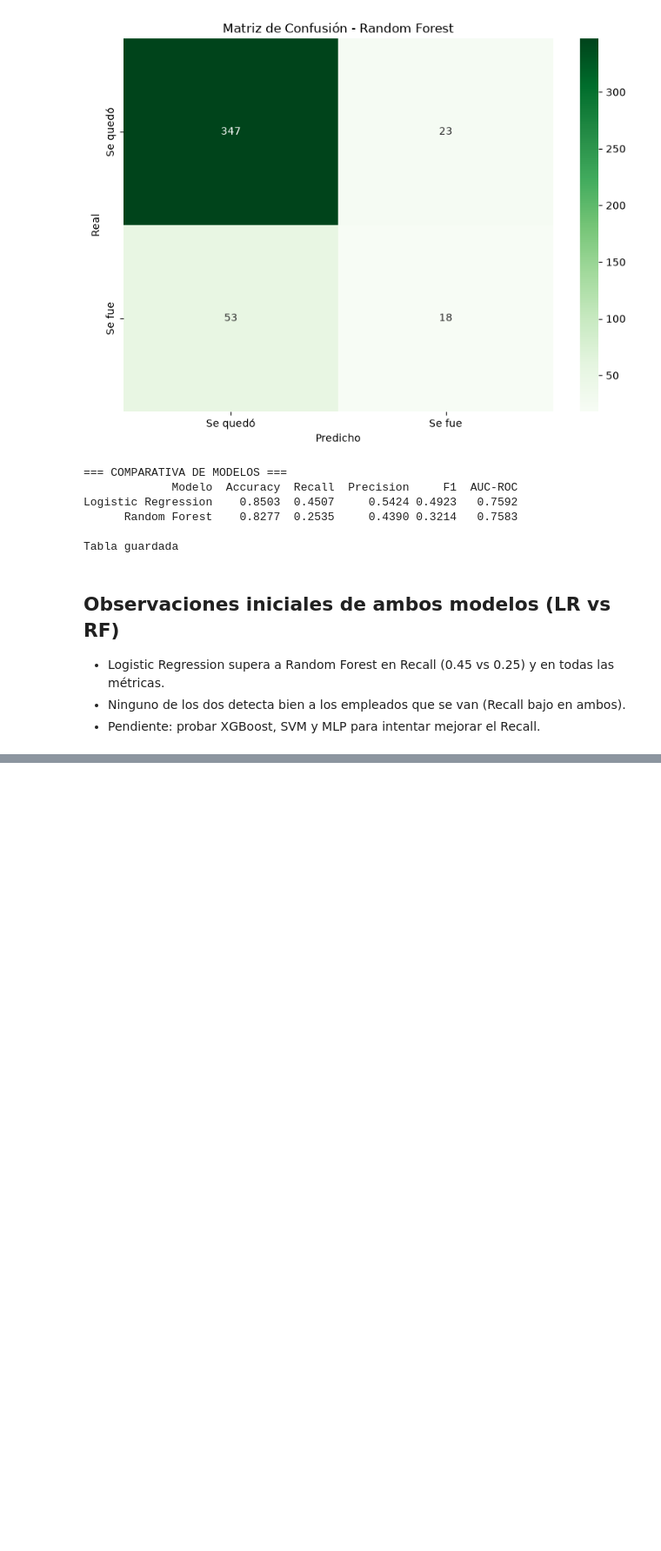
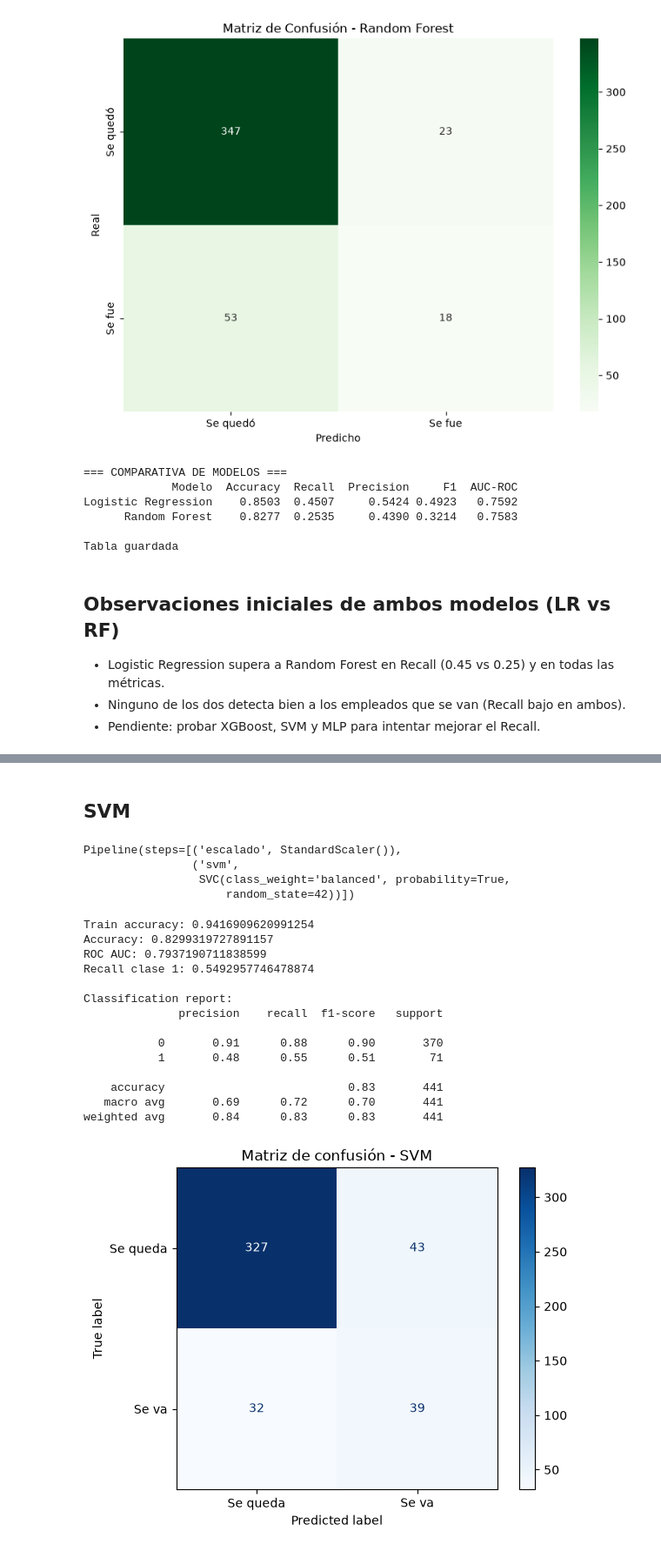
Before and after one commit to MarioFernandezH/TFM-Employee-Attrition, a Jupyter notebook: notebooks/04_models_comparison.ipynb, the cells around one changed output, grey strips where cells are left out. Shown at 87% size. Drawn from its saved outputs; the diff is of its cells as text; code cells hidden in the pictures; blank space fills up the shorter version.

```diff
--- a/notebooks/04_models_comparison.ipynb
+++ b/notebooks/04_models_comparison.ipynb
@@ -344,0 +581,79 @@ Tabla guardada
+# %% [markdown]
+## SVM
+# %%
+# --- SVM ---
+# Baseline
+
+from sklearn.svm import SVC
+from sklearn.preprocessing import StandardScaler
+from sklearn.pipeline import Pipeline
+from sklearn.metrics import (
+accuracy_score,
+roc_auc_score,
+classification_report,
+confusion_matrix,
+ConfusionMatrixDisplay,
+recall_score
+)
+
+
+# --- Pipeline: escalado + SVM ---
+pipe_svm = Pipeline([
+    ('escalado', StandardScaler()),
+    ('svm', SVC(
+        C=1.0,
+        kernel='rbf',
+        gamma='scale',
+        class_weight='balanced',
+        probability=True,
+        random_state=42
+        ))
+    ])
+
+
+# --- Entrenar ---
+pipe_svm.fit(X_train, y_train)
+# %% [output]
+Pipeline(steps=[('escalado', StandardScaler()),
+                ('svm',
+                 SVC(class_weight='balanced', probability=True,
+                     random_state=42))])
+# %%
+# Predicciones
+y_pred_train = pipe_svm.predict(X_train)
+y_pred = pipe_svm.predict(X_test)
+y_proba = pipe_svm.predict_proba(X_test)[:, 1]
+
+# Evaluación
+print("Train accuracy:", accuracy_score(y_train, y_pred_train))
+print("Accuracy:", accuracy_score(y_test, y_pred))
+print("ROC AUC:", roc_auc_score(y_test, y_proba))
+print("Recall clase 1:", recall_score(y_test, y_pred)) # comparar contra XGBoost (0.52)
+
+print("\nClassification report:")
+print(classification_report(y_test, y_pred))
+
+# Matriz de confusión
+cm = confusion_matrix(y_test, y_pred)
+disp = ConfusionMatrixDisplay(confusion_matrix=cm,
+                   display_labels=['Se queda', 'Se va'])
+disp.plot(cmap='Blues')
+plt.title("Matriz de confusión - SVM")
+plt.savefig(os.path.join(RUTA_FIGURES, 'cm_svm.png'), dpi=150, bbox_inches='tight')
+plt.show()
+# %% [output]
+Train accuracy: 0.9416909620991254
+Accuracy: 0.8299319727891157
+ROC AUC: 0.7937190711838599
+Recall clase 1: 0.5492957746478874
+
+Classification report:
+              precision    recall  f1-score   support
+
+           0       0.91      0.88      0.90       370
+           1       0.48      0.55      0.51        71
+
+    accuracy                           0.83       441
+   macro avg       0.69      0.72      0.70       441
+weighted avg       0.84      0.83      0.83       441
+[figure, added]
```
Also changed, not shown: parts of 47 cells of this notebook, 8 other files.
